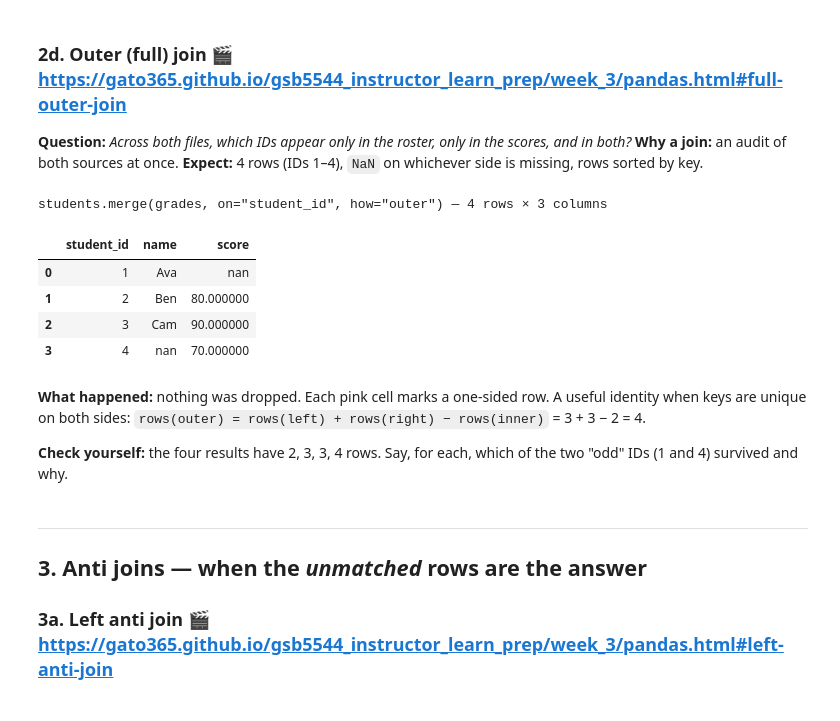
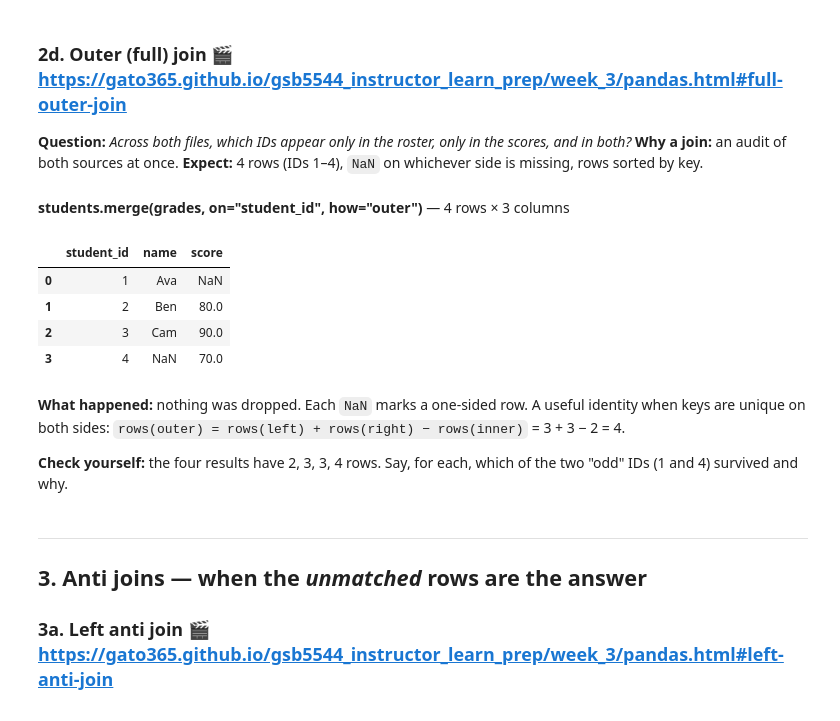
Before and after one commit to gato365/gsb5544_instructor_learn_prep, a Jupyter notebook: assignments/practice_activities/week_3/joining_and_merging/GSB5544_Topic_3_1_Joining_and_Merging-extended.ipynb, the cells around one changed output. Saved outputs shown, nothing was run; the diff lists cells and outputs as text; code cells hidden in the pictures.

```diff
--- a/assignments/practice_activities/week_3/joining_and_merging/GSB5544_Topic_3_1_Joining_and_Merging-extended.ipynb
+++ b/assignments/practice_activities/week_3/joining_and_merging/GSB5544_Topic_3_1_Joining_and_Merging-extended.ipynb
@@ -201,17 +130,16 @@ students.merge(grades, on="student_id", how="right") — 3 rows × 3 columns
 **Expect:** 4 rows (IDs 1–4), `NaN` on whichever side is missing, rows sorted by key.
 # %%
 outer = students.merge(grades, on="student_id", how="outer")
-show(outer, 'students.merge(grades, on="student_id", how="outer")', "purple",
-     sources=sources_from(students, grades, "student_id"), key="student_id")
+show(outer, 'students.merge(grades, on="student_id", how="outer")')
 # %% [output]
-students.merge(grades, on="student_id", how="outer") — 4 rows × 3 columns
+**students.merge(grades, on="student_id", how="outer")** — 4 rows × 3 columns
 |  | student_id | name | score |
-| 0 | 1 | Ava | nan |
-| 1 | 2 | Ben | 80.000000 |
-| 2 | 3 | Cam | 90.000000 |
-| 3 | 4 | nan | 70.000000 |
+| 0 | 1 | Ava | NaN |
+| 1 | 2 | Ben | 80.0 |
+| 2 | 3 | Cam | 90.0 |
+| 3 | 4 | NaN | 70.0 |
 # %% [markdown]
-**What happened:** nothing was dropped. Each pink cell marks a one-sided row. A useful identity when keys are unique on both sides: `rows(outer) = rows(left) + rows(right) − rows(inner)` = 3 + 3 − 2 = 4.
+**What happened:** nothing was dropped. Each `NaN` marks a one-sided row. A useful identity when keys are unique on both sides: `rows(outer) = rows(left) + rows(right) − rows(inner)` = 3 + 3 − 2 = 4.
 
 **Check yourself:** the four results have 2, 3, 3, 4 rows. Say, for each, which of the two "odd" IDs (1 and 4) survived and why.
 # %% [markdown]
```
Also changed, not shown: parts of 37 cells of this notebook, 9 other files.
